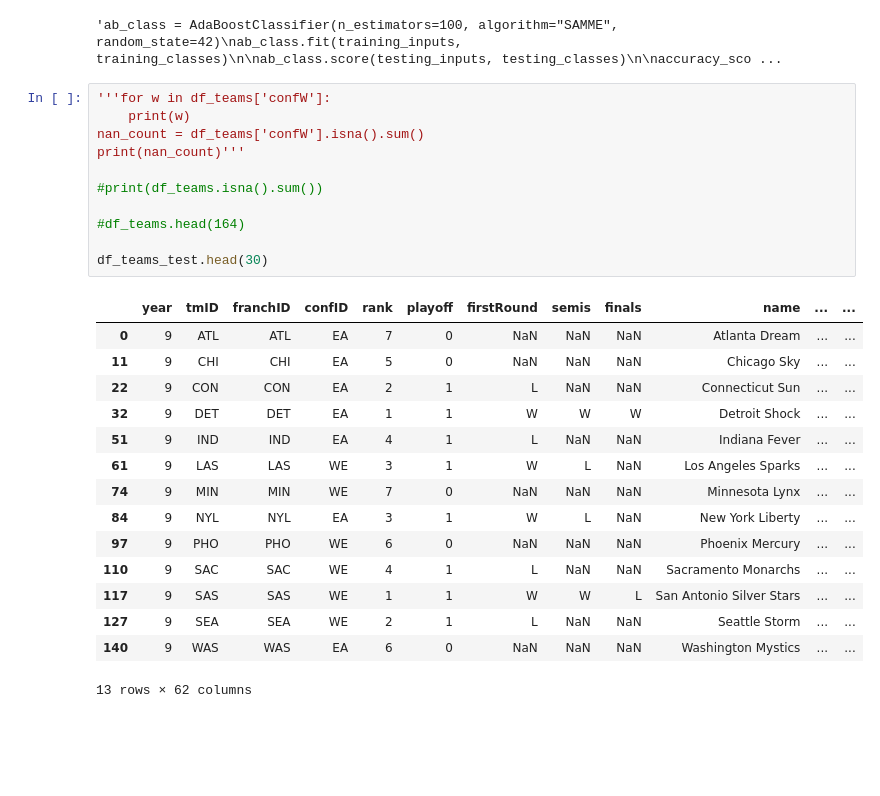
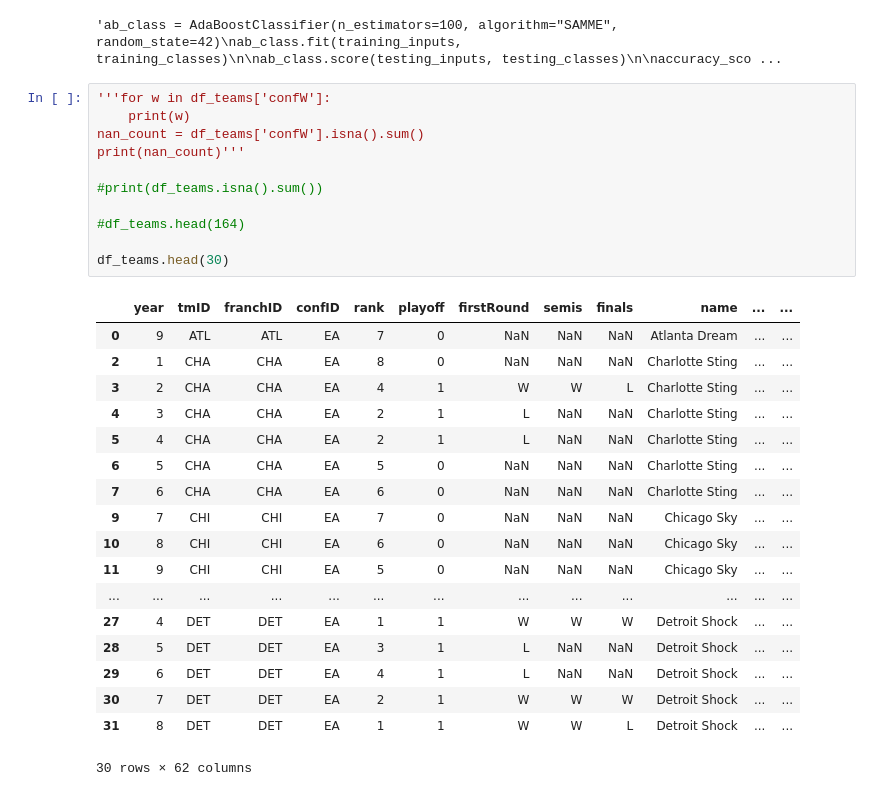
Before and after one commit to sirkotal/feup-ac, a Jupyter notebook: training.ipynb, the cells around one changed output. Cells and saved outputs as stored; diff of their text form; blank space fills up the shorter version.

```diff
--- a/training.ipynb
+++ b/training.ipynb
@@ -187,27 +187,30 @@ data_results(testing_classes, testing_inputs, ab_class)'''
 # %%
 '''for w in df_teams['confW']:
     print(w)
 nan_count = df_teams['confW'].isna().sum()
 print(nan_count)'''
 
 #print(df_teams.isna().sum())
 
 #df_teams.head(164)
 
-df_teams_test.head(30)
+df_teams.head(30)
 # %% [output]
 |  | year | tmID | franchID | confID | rank | playoff | firstRound | semis | finals | name | ... | ... |
 | 0 | 9 | ATL | ATL | EA | 7 | 0 | NaN | NaN | NaN | Atlanta Dream | ... | ... |
+| 2 | 1 | CHA | CHA | EA | 8 | 0 | NaN | NaN | NaN | Charlotte Sting | ... | ... |
+| 3 | 2 | CHA | CHA | EA | 4 | 1 | W | W | L | Charlotte Sting | ... | ... |
+| 4 | 3 | CHA | CHA | EA | 2 | 1 | L | NaN | NaN | Charlotte Sting | ... | ... |
+| 5 | 4 | CHA | CHA | EA | 2 | 1 | L | NaN | NaN | Charlotte Sting | ... | ... |
+| 6 | 5 | CHA | CHA | EA | 5 | 0 | NaN | NaN | NaN | Charlotte Sting | ... | ... |
+| 7 | 6 | CHA | CHA | EA | 6 | 0 | NaN | NaN | NaN | Charlotte Sting | ... | ... |
+| 9 | 7 | CHI | CHI | EA | 7 | 0 | NaN | NaN | NaN | Chicago Sky | ... | ... |
+| 10 | 8 | CHI | CHI | EA | 6 | 0 | NaN | NaN | NaN | Chicago Sky | ... | ... |
 | 11 | 9 | CHI | CHI | EA | 5 | 0 | NaN | NaN | NaN | Chicago Sky | ... | ... |
-| 22 | 9 | CON | CON | EA | 2 | 1 | L | NaN | NaN | Connecticut Sun | ... | ... |
-| 32 | 9 | DET | DET | EA | 1 | 1 | W | W | W | Detroit Shock | ... | ... |
-| 51 | 9 | IND | IND | EA | 4 | 1 | L | NaN | NaN | Indiana Fever | ... | ... |
-| 61 | 9 | LAS | LAS | WE | 3 | 1 | W | L | NaN | Los Angeles Sparks | ... | ... |
-| 74 | 9 | MIN | MIN | WE | 7 | 0 | NaN | NaN | NaN | Minnesota Lynx | ... | ... |
-| 84 | 9 | NYL | NYL | EA | 3 | 1 | W | L | NaN | New York Liberty | ... | ... |
-| 97 | 9 | PHO | PHO | WE | 6 | 0 | NaN | NaN | NaN | Phoenix Mercury | ... | ... |
-| 110 | 9 | SAC | SAC | WE | 4 | 1 | L | NaN | NaN | Sacramento Monarchs | ... | ... |
-| 117 | 9 | SAS | SAS | WE | 1 | 1 | W | W | L | San Antonio Silver Stars | ... | ... |
-| 127 | 9 | SEA | SEA | WE | 2 | 1 | L | NaN | NaN | Seattle Storm | ... | ... |
-| 140 | 9 | WAS | WAS | EA | 6 | 0 | NaN | NaN | NaN | Washington Mystics | ... | ... |
+| ... | ... | ... | ... | ... | ... | ... | ... | ... | ... | ... | ... | ... |
+| 27 | 4 | DET | DET | EA | 1 | 1 | W | W | W | Detroit Shock | ... | ... |
+| 28 | 5 | DET | DET | EA | 3 | 1 | L | NaN | NaN | Detroit Shock | ... | ... |
+| 29 | 6 | DET | DET | EA | 4 | 1 | L | NaN | NaN | Detroit Shock | ... | ... |
+| 30 | 7 | DET | DET | EA | 2 | 1 | W | W | W | Detroit Shock | ... | ... |
+| 31 | 8 | DET | DET | EA | 1 | 1 | W | W | L | Detroit Shock | ... | ... |
-13 rows × 62 columns
+30 rows × 62 columns
```
Also changed, not shown: parts of 2 cells of this notebook.
